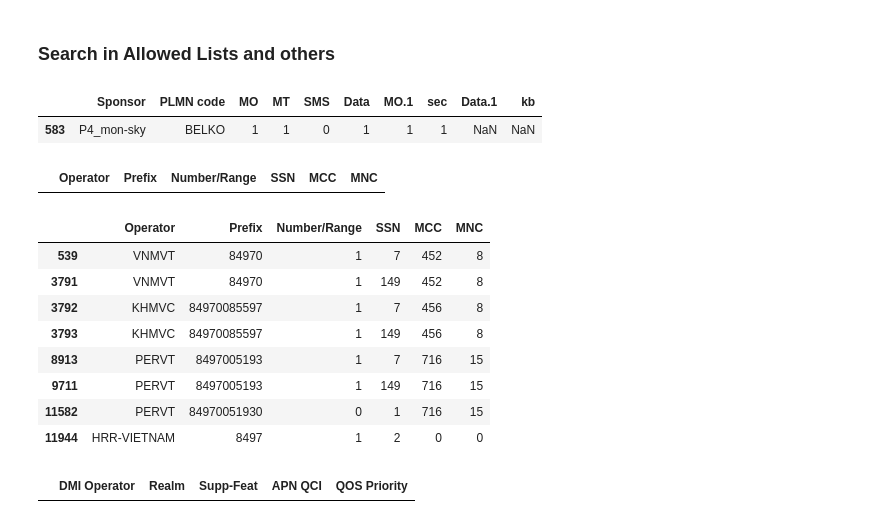
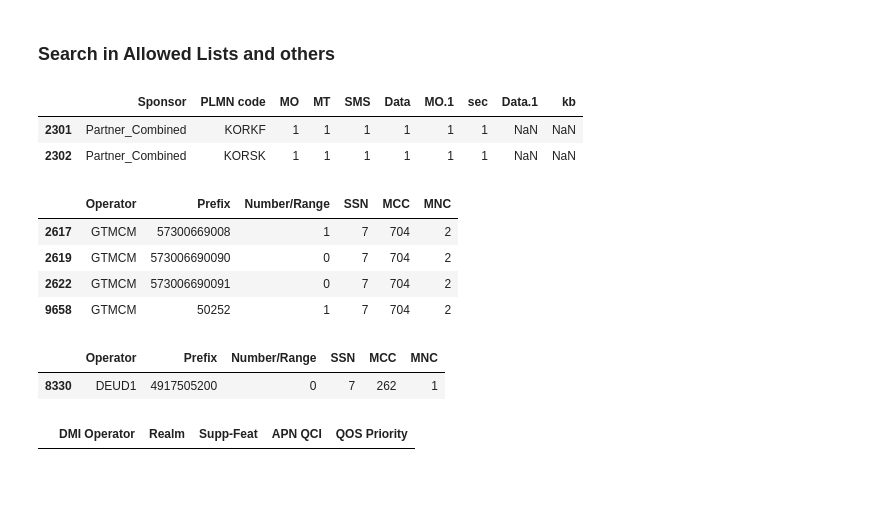
Before and after one commit to balobinp/RB_BD, a Jupyter notebook: RB_Desctop_Python3.ipynb, the cells around one changed output. Drawn from its saved outputs; the diff is of its cells as text; code cells hidden in the pictures; blank space fills up the shorter version.

```diff
--- a/RB_Desctop_Python3.ipynb
+++ b/RB_Desctop_Python3.ipynb
@@ -235,36 +265,34 @@ df['data1_mean']=df.groupby('key1')['data1'].transform(np.max)
 ### Search in Allowed Lists and others
 # %%
 #Like expression for Allowed List
-df_al=pd.read_csv(join(downloads,'DMI.dmi_allowed_list_export_Thu_Oct_18_2018.csv'))
+df_al=pd.read_csv(join(downloads,'DMI.dmi_allowed_list_export_Fri_Nov_09_2018.csv'))
 #df_al_lab=pd.read_csv('LAB_DMI.dmi_allowed_list_export_Wed_Oct_03_2018.csv')
 
 #df_dmi_diam_oper=pd.read_csv(join(download,''))
-df_np=pd.read_csv(join(downloads,'DMI.dmi_netpfx_export_Thu_Aug_23_2018.csv'))
+df_np=pd.read_csv(join(downloads,'DMI.dmi_netpfx_export_Tue_Oct_30_2018.csv'))
 #df_did=pd.read_csv('HRR.hrr_did_export_Wed_Aug_08_2018.csv')
 #f_tap_ocs=pd.read_csv('tap_ocs_analysis_180817.csv')
 # %%
 #df_al[(df_al['PLMN code'].str.startswith('MKDCC', na=False)) & (df_al['Sponsor']=='')]
-df_al[(df_al['PLMN code'].str.startswith('BELKO', na=False)) & (df_al['Sponsor'].str.contains('sky', na=False))]
+df_al[(df_al['PLMN code'].str.startswith('KOR', na=False)) & (df_al['Sponsor'].str.contains('ombine', na=False))]
 # %% [output]
 |  | Sponsor | PLMN code | MO | MT | SMS | Data | MO.1 | sec | Data.1 | kb |
-| 583 | P4_mon-sky | BELKO | 1 | 1 | 0 | 1 | 1 | 1 | NaN | NaN |
+| 2301 | Partner_Combined | KORKF | 1 | 1 | 1 | 1 | 1 | 1 | NaN | NaN |
+| 2302 | Partner_Combined | KORSK | 1 | 1 | 1 | 1 | 1 | 1 | NaN | NaN |
 # %%
 str(df_np[df_np.Operator == ''].Prefix.unique().tolist())
-df_np[(df_np.Operator.str.startswith('IRNpp',na=False))&(df_np.SSN==7)]
+df_np[(df_np.Operator.str.startswith('GTMCM',na=False))&(df_np.SSN==7)]
 # %% [output]
 |  | Operator | Prefix | Number/Range | SSN | MCC | MNC |
+| 2617 | GTMCM | 57300669008 | 1 | 7 | 704 | 2 |
+| 2619 | GTMCM | 573006690090 | 0 | 7 | 704 | 2 |
+| 2622 | GTMCM | 573006690091 | 0 | 7 | 704 | 2 |
+| 9658 | GTMCM | 50252 | 1 | 7 | 704 | 2 |
 # %%
-df_np[(df_np.Prefix.str.startswith('8497',na=False))]
+df_np[(df_np.Prefix.str.startswith('49175052',na=False))]
 # %% [output]
 |  | Operator | Prefix | Number/Range | SSN | MCC | MNC |
-| 539 | VNMVT | 84970 | 1 | 7 | 452 | 8 |
-| 3791 | VNMVT | 84970 | 1 | 149 | 452 | 8 |
-| 3792 | KHMVC | 84970085597 | 1 | 7 | 456 | 8 |
-| 3793 | KHMVC | 84970085597 | 1 | 149 | 456 | 8 |
-| 8913 | PERVT | 8497005193 | 1 | 7 | 716 | 15 |
-| 9711 | PERVT | 8497005193 | 1 | 149 | 716 | 15 |
-| 11582 | PERVT | 84970051930 | 0 | 1 | 716 | 15 |
-| 11944 | HRR-VIETNAM | 8497 | 1 | 2 | 0 | 0 |
+| 8330 | DEUD1 | 4917505200 | 0 | 7 | 262 | 1 |
 # %%
 df_dmi_diam_oper[(df_dmi_diam_oper['DMI Operator'].str.startswith('', na=False))\
                  & (df_dmi_diam_oper['Realm'].str.contains('405', na=False))]
```
Also changed, not shown: parts of 24 cells of this notebook, 2 other files.
